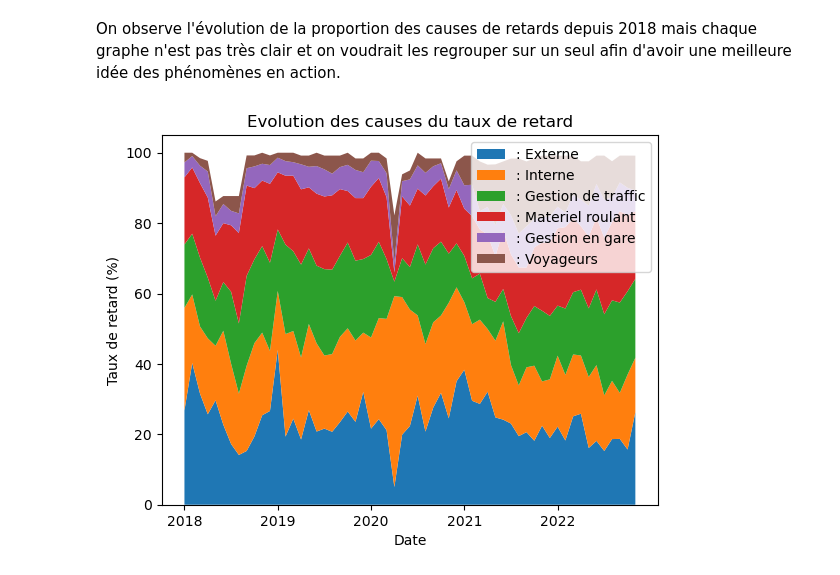
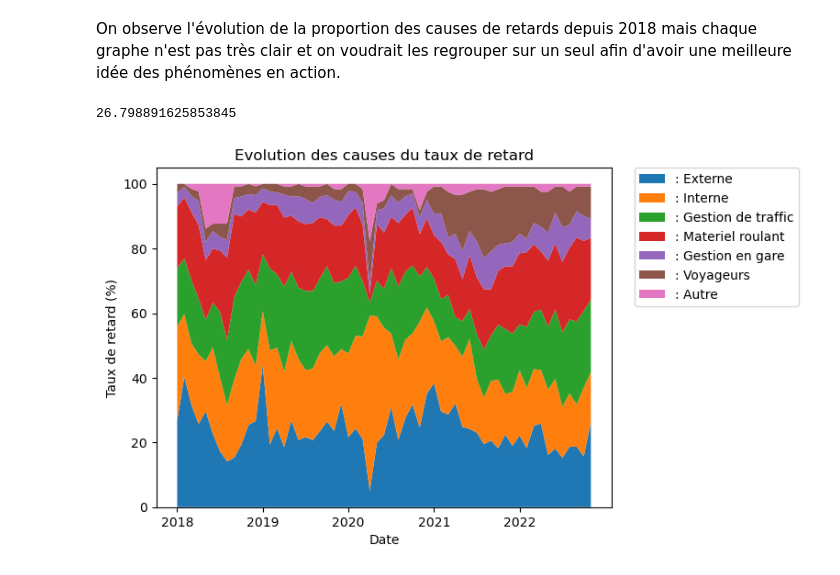
Before and after one commit to DiegoRenaud/Exercice, a Jupyter notebook: Analyse_retards.ipynb, the cells around one changed output. Drawn from its saved outputs; the diff is of its cells as text; code cells hidden in the pictures.

```diff
--- a/Analyse_retards.ipynb
+++ b/Analyse_retards.ipynb
@@ -221,15 +210,31 @@ plt.show()
 # %% [markdown]
 On observe l'évolution de la proportion des causes de retards depuis 2018 mais chaque graphe n'est pas très clair et on voudrait les regrouper sur un seul afin d'avoir une meilleure idée des phénomènes en action.
+# %%
+E = aggreg_totale(df_retards, 'prct_cause_externe')
+I = aggreg_totale(df_retards, 'prct_cause_infra')
+G = aggreg_totale(df_retards, 'prct_cause_gestion_trafic')
+M = aggreg_totale(df_retards, 'prct_cause_materiel_roulant')
+GG = aggreg_totale(df_retards, 'prct_cause_gestion_gare')
+V = aggreg_totale(df_retards, 'prct_cause_prise_en_charge_voyageurs')
+# %%
+E[0]
+# %% [output]
+26.798891625853845
+# %%
+O = []
+for i in range(60):
+    x = 100 - E[i]- I[i]- G[i]- M[i]- GG[i]- V[i]
+    O.append(x)
 # %%
-C = [E, I, G, M, GG, V]
+C = [E, I, G, M, GG, V, O]
 inde = range(1,61)
 fig, ax = plt.subplots()
 ax.stackplot(inde, C)
 ax.set_ylabel('Taux de retard (%)')
 ax.set_xlabel('Date')
 ax.set_title('Evolution des causes du taux de retard')
-ax.legend(labels=[': Externe', ': Interne',': Gestion de traffic',': Materiel roulant',': Gestion en gare',': Voyageurs' ])
+ax.legend(labels=[': Externe', ': Interne',': Gestion de traffic',': Materiel roulant',': Gestion en gare',': Voyageurs', ': Autre' ], bbox_to_anchor=(1.05, 1),loc='upper left', borderaxespad=0.)
 plt.xticks([1,13,25,37,49],['2018', '2019', '2020', '2021', '2022'])
 plt.show()
 # %% [output]
-[figure, old version]
+[figure, new version]
```
Also changed, not shown: parts of 9 cells of this notebook, 2 other files.
